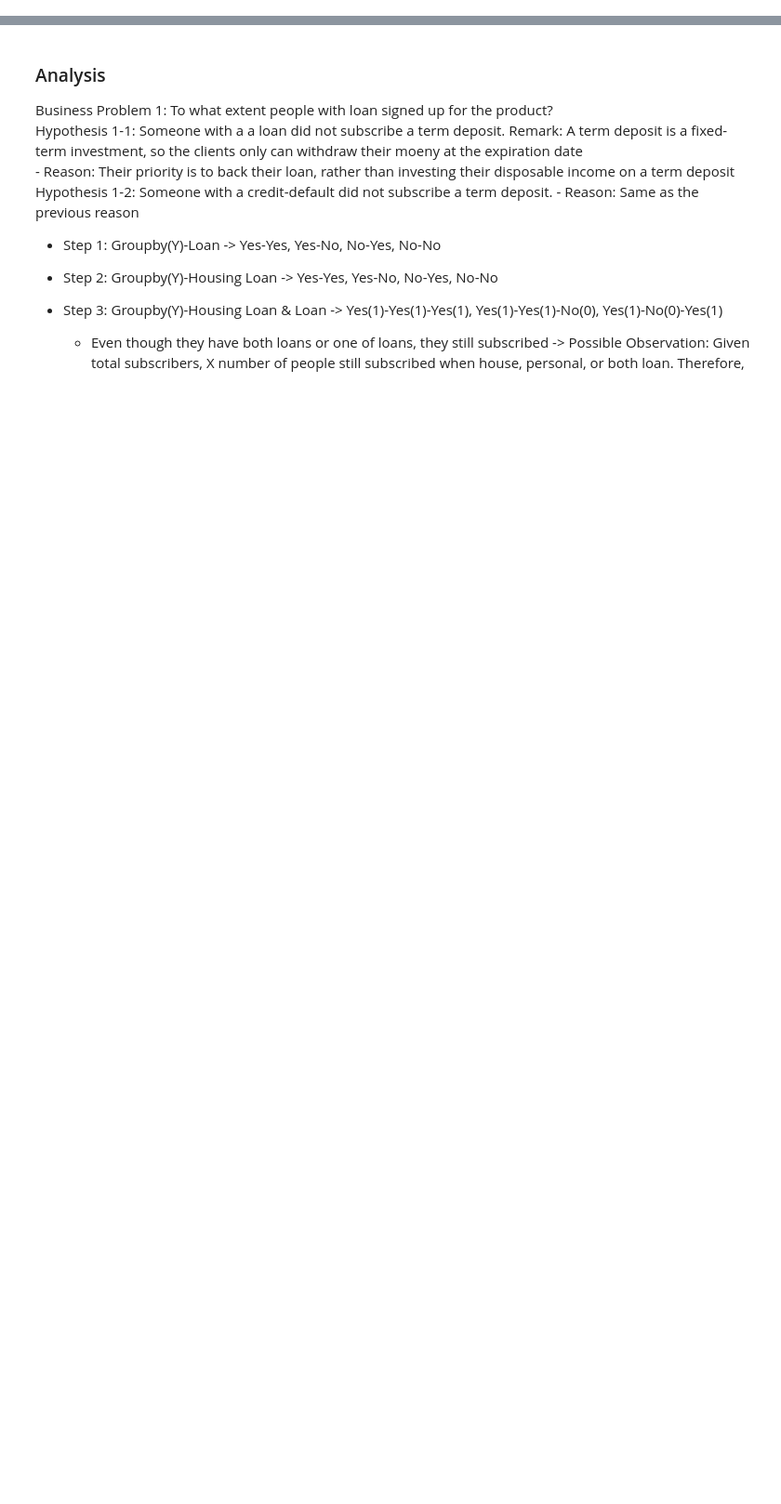
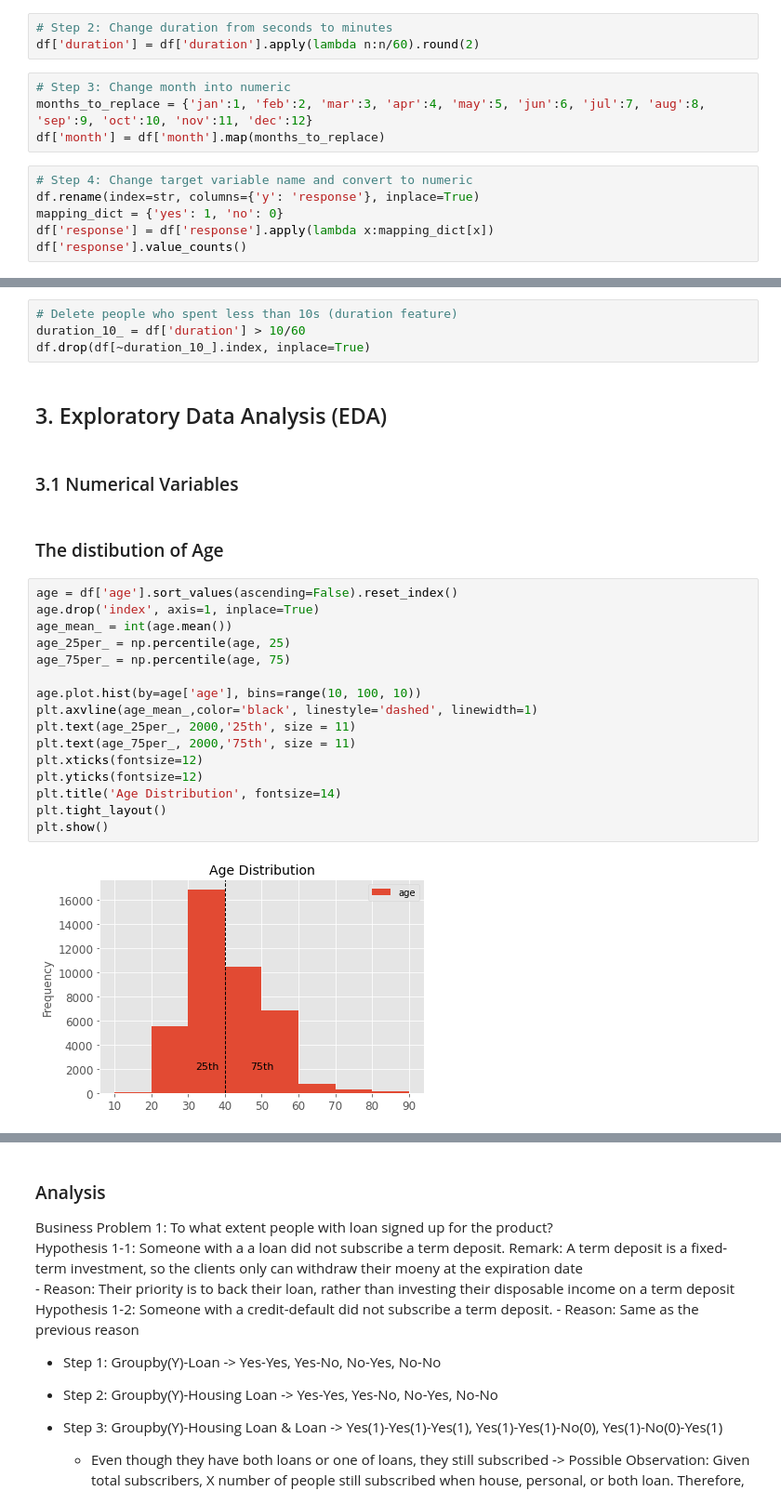
Before and after one commit to lmw0612/bank_telemarketing, a Jupyter notebook: bank_telemarketing.ipynb, the cells around one changed output, grey strips where cells are left out. Shown at 93% size. Saved outputs shown, nothing was run; the diff lists cells and outputs as text; blank space fills up the shorter version.

```diff
--- a/bank_telemarketing.ipynb
+++ b/bank_telemarketing.ipynb
@@ -215,0 +169,13 @@ df['loan'].value_counts().plot(kin)
+# %%
+# Step 2: Change duration from seconds to minutes
+df['duration'] = df['duration'].apply(lambda n:n/60).round(2)
+# %%
+# Step 3: Change month into numeric
+months_to_replace = {'jan':1, 'feb':2, 'mar':3, 'apr':4, 'may':5, 'jun':6, 'jul':7, 'aug':8, 'sep':9, 'oct':10, 'nov':11, 'dec':12}
+df['month'] = df['month'].map(months_to_replace)
+# %%
+# Step 4: Change target variable name and convert to numeric
+df.rename(index=str, columns={'y': 'response'}, inplace=True)
+mapping_dict = {'yes': 1, 'no': 0}
+df['response'] = df['response'].apply(lambda x:mapping_dict[x])
+df['response'].value_counts()
@@ -215,0 +188,28 @@ df['loan'].value_counts().plot(kin)
+# %%
+# Delete people who spent less than 10s (duration feature)
+duration_10_ = df['duration'] > 10/60
+df.drop(df[~duration_10_].index, inplace=True)
+# %% [markdown]
+## 3. Exploratory Data Analysis (EDA) <a class="anchor" id="3"></a>
+# %% [markdown]
+### 3.1 Numerical Variables
+# %% [markdown]
+### The distibution of Age
+# %%
+age = df['age'].sort_values(ascending=False).reset_index()
+age.drop('index', axis=1, inplace=True)
+age_mean_ = int(age.mean())
+age_25per_ = np.percentile(age, 25)
+age_75per_ = np.percentile(age, 75)
+
+age.plot.hist(by=age['age'], bins=range(10, 100, 10))
+plt.axvline(age_mean_,color='black', linestyle='dashed', linewidth=1)
+plt.text(age_25per_, 2000,'25th', size = 11)
+plt.text(age_75per_, 2000,'75th', size = 11)
+plt.xticks(fontsize=12)
+plt.yticks(fontsize=12)
+plt.title('Age Distribution', fontsize=14)
+plt.tight_layout()
+plt.show()
+# %% [output]
+[figure, added]
```
Also changed, not shown: parts of 109 cells of this notebook.
